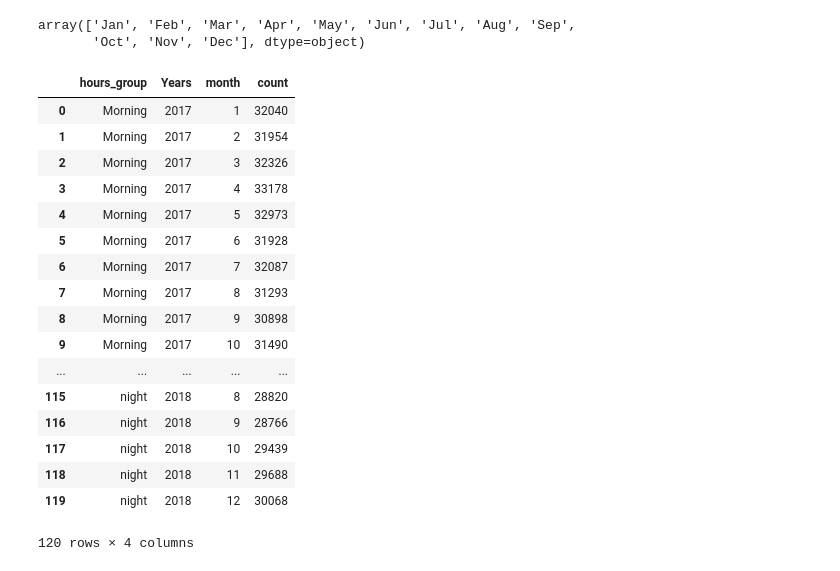
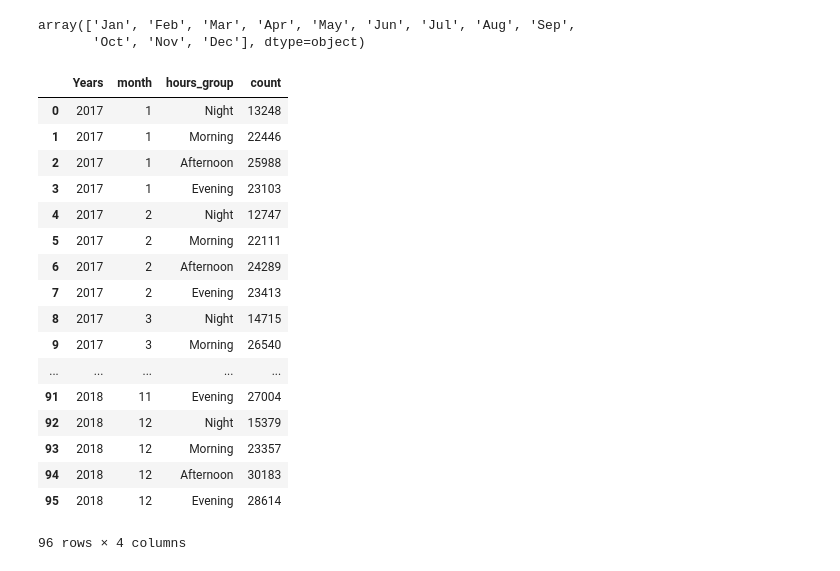
Before and after one commit to vgalst/ProjectPython, a Jupyter notebook: Regression_year_ridecount.ipynb, the cells around one changed output. Drawn from its saved outputs; the diff is of its cells as text; code cells hidden in the pictures.

```diff
--- a/Regression_year_ridecount.ipynb
+++ b/Regression_year_ridecount.ipynb
@@ -30,17 +30,17 @@ Dec = pd.read_csv("RideShare_Data_201812.csv", parse_dates=[0], low_memory=False
 Yearly18_Data = pd.concat([Jan, Feb, Mar, Apr, May, Jun, Jul, Aug, Sep, Oct, Nov, Dec])
 # %%
-Jan2 = pd.read_csv("RideShare_Data_201701.csv", parse_dates=[0], low_memory=False)
-Feb2 = pd.read_csv("RideShare_Data_201702.csv", parse_dates=[0], low_memory=False)
-Mar2 = pd.read_csv("RideShare_Data_201703.csv", parse_dates=[0], low_memory=False)
-Apr2 = pd.read_csv("RideShare_Data_201704.csv", parse_dates=[0], low_memory=False)
-May2 = pd.read_csv("RideShare_Data_201705.csv", parse_dates=[0], low_memory=False)
-Jun2 = pd.read_csv("RideShare_Data_201706.csv", parse_dates=[0], low_memory=False)
-Jul2 = pd.read_csv("RideShare_Data_201707.csv", parse_dates=[0], low_memory=False)
-Aug2 = pd.read_csv("RideShare_Data_201708.csv", parse_dates=[0], low_memory=False)
-Sep2 = pd.read_csv("RideShare_Data_201709.csv", parse_dates=[0], low_memory=False)
-Oct2 = pd.read_csv("RideShare_Data_201710.csv", parse_dates=[0], low_memory=False)
-Nov2 = pd.read_csv("RideShare_Data_201711.csv", parse_dates=[0], low_memory=False)
-Dec2 = pd.read_csv("RideShare_Data_201712.csv", parse_dates=[0], low_memory=False)
+Jan2 = pd.read_csv("2017Data/RideShare_Data_201701.csv", parse_dates=[0], low_memory=False)
+Feb2 = pd.read_csv("2017Data/RideShare_Data_201702.csv", parse_dates=[0], low_memory=False)
+Mar2 = pd.read_csv("2017Data/RideShare_Data_201703.csv", parse_dates=[0], low_memory=False)
+Apr2 = pd.read_csv("2017Data/RideShare_Data_201704.csv", parse_dates=[0], low_memory=False)
+May2 = pd.read_csv("2017Data/RideShare_Data_201705.csv", parse_dates=[0], low_memory=False)
+Jun2 = pd.read_csv("2017Data/RideShare_Data_201706.csv", parse_dates=[0], low_memory=False)
+Jul2 = pd.read_csv("2017Data/RideShare_Data_201707.csv", parse_dates=[0], low_memory=False)
+Aug2 = pd.read_csv("2017Data/RideShare_Data_201708.csv", parse_dates=[0], low_memory=False)
+Sep2 = pd.read_csv("2017Data/RideShare_Data_201709.csv", parse_dates=[0], low_memory=False)
+Oct2 = pd.read_csv("2017Data/RideShare_Data_201710.csv", parse_dates=[0], low_memory=False)
+Nov2 = pd.read_csv("2017Data/RideShare_Data_201711.csv", parse_dates=[0], low_memory=False)
+Dec2 = pd.read_csv("2017Data/RideShare_Data_201712.csv", parse_dates=[0], low_memory=False)
 Yearly17_Data = pd.concat([Jan2, Feb2, Mar2, Apr2, May2, Jun2, Jul2, Aug2, Sep2, Oct2, Nov2, Dec2])
 Yearly17_Data.head()
 # %% [output]
@@ -100,2 +85,10 @@ group_labels = ["Morning", "Noon", "afternoon", "evening", "night"]
-# %%
-Yearly_Data["hours_group"]= pd.cut(Yearly_Data["hours"], bins, labels=group_labels)
+# %%
+Yearly_Data['Pickup_DateTime'] = Yearly_Data['Pickup_DateTime'].astype('datetime64[ns]')
+
+Yearly_Data["hours"] =pd.to_datetime(Yearly_Data["Pickup_DateTime"]).dt.hour
+Yearly_Data["hours"]
+
+Yearly_Data=Yearly_Data.assign(hours_group=pd.cut(Yearly_Data.Pickup_DateTime.dt.hour,
+                           [-1,6,12,18,23],
+                           labels=['Night','Morning','Afternoon','Evening'],
+                           include_lowest=True))
@@ -127,31 +122,33 @@ Yearly_Data["month_name"].unique()
 array(['Jan', 'Feb', 'Mar', 'Apr', 'May', 'Jun', 'Jul', 'Aug', 'Sep',
        'Oct', 'Nov', 'Dec'], dtype=object)
 # %%
-month_group = Yearly_Data.groupby(['hours_group','Years','month']).size().reset_index(name='count')
+month_group = Yearly_Data.groupby(['Years','month','hours_group']).size().reset_index(name='count')
 month_group
 
 month_df = Yearly_Data.groupby(Yearly_Data["month"])["Trip_Duration"].mean().reset_index(name='mean')
 month_df.dtypes
 month_group
+#Yearly_Data.groupby(['Years','month','hours_group']).count()
+#month_df
 # %% [output]
-|  | hours_group | Years | month | count |
-| 0 | Morning | 2017 | 1 | 32040 |
-| 1 | Morning | 2017 | 2 | 31954 |
-| 2 | Morning | 2017 | 3 | 32326 |
-| 3 | Morning | 2017 | 4 | 33178 |
-| 4 | Morning | 2017 | 5 | 32973 |
-| 5 | Morning | 2017 | 6 | 31928 |
-| 6 | Morning | 2017 | 7 | 32087 |
-| 7 | Morning | 2017 | 8 | 31293 |
-| 8 | Morning | 2017 | 9 | 30898 |
-| 9 | Morning | 2017 | 10 | 31490 |
+|  | Years | month | hours_group | count |
+| 0 | 2017 | 1 | Night | 13248 |
+| 1 | 2017 | 1 | Morning | 22446 |
+| 2 | 2017 | 1 | Afternoon | 25988 |
+| 3 | 2017 | 1 | Evening | 23103 |
+| 4 | 2017 | 2 | Night | 12747 |
+| 5 | 2017 | 2 | Morning | 22111 |
+| 6 | 2017 | 2 | Afternoon | 24289 |
+| 7 | 2017 | 2 | Evening | 23413 |
+| 8 | 2017 | 3 | Night | 14715 |
+| 9 | 2017 | 3 | Morning | 26540 |
 | ... | ... | ... | ... | ... |
-| 115 | night | 2018 | 8 | 28820 |
-| 116 | night | 2018 | 9 | 28766 |
-| 117 | night | 2018 | 10 | 29439 |
-| 118 | night | 2018 | 11 | 29688 |
-| 119 | night | 2018 | 12 | 30068 |
+| 91 | 2018 | 11 | Evening | 27004 |
+| 92 | 2018 | 12 | Night | 15379 |
+| 93 | 2018 | 12 | Morning | 23357 |
+| 94 | 2018 | 12 | Afternoon | 30183 |
+| 95 | 2018 | 12 | Evening | 28614 |
-120 rows × 4 columns
+96 rows × 4 columns
 # %%
 pv_table = pd.pivot_table(month_group, values='count', index=['Years','month'],
                     columns=['hours_group'], aggfunc=np.sum)
```
Also changed, not shown: parts of 19 cells of this notebook.
